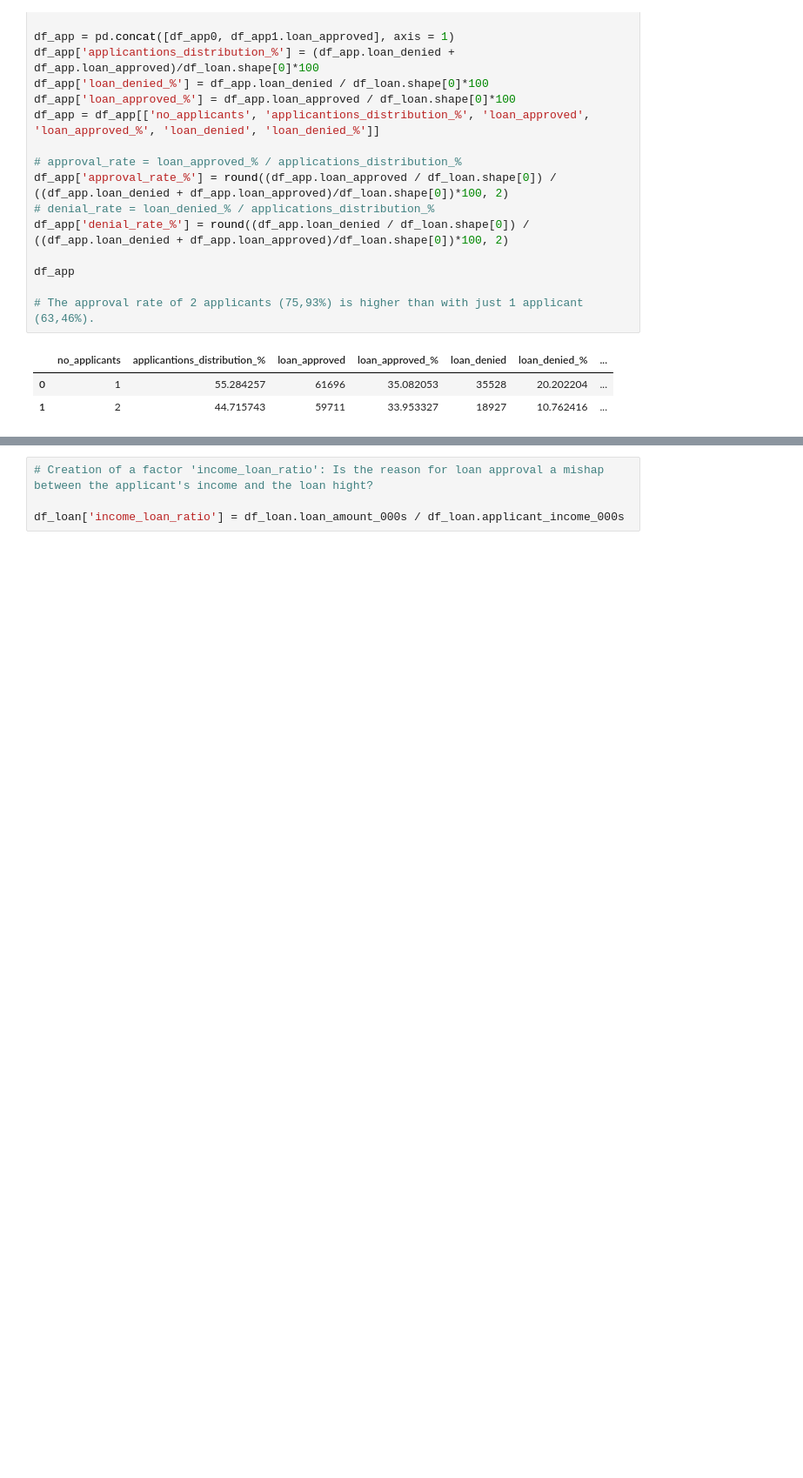
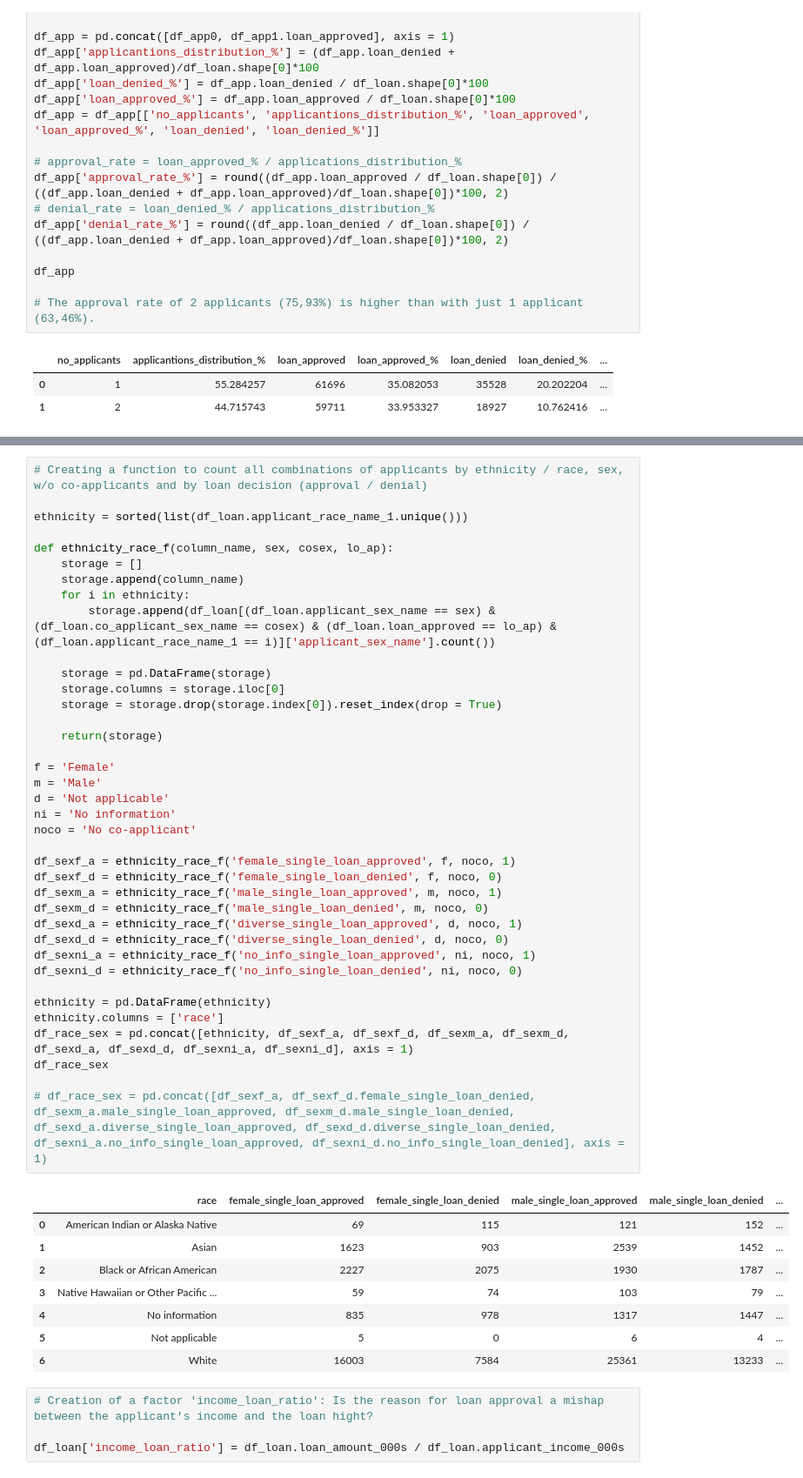
Before and after one commit to DJ1070/Darlehensanfragen, a Jupyter notebook: exploration.ipynb, the cells around one changed output, grey strips where cells are left out. Shown: that part at 87% size. Cells and saved outputs as stored; diff of their text form; blank space fills up the shorter version.

```diff
--- a/exploration.ipynb
+++ b/exploration.ipynb
@@ -373,3 +530,50 @@ df_app
+# %%
+# Creating a function to count all combinations of applicants by ethnicity / race, sex, w/o co-applicants and by loan decision (approval / denial)
+
+ethnicity = sorted(list(df_loan.applicant_race_name_1.unique()))
+
+def ethnicity_race_f(column_name, sex, cosex, lo_ap):
+    storage = []
+    storage.append(column_name)
+    for i in ethnicity:
+        storage.append(df_loan[(df_loan.applicant_sex_name == sex) & (df_loan.co_applicant_sex_name == cosex) & (df_loan.loan_approved == lo_ap) & (df_loan.applicant_race_name_1 == i)]['applicant_sex_name'].count())
+
+    storage = pd.DataFrame(storage)
+    storage.columns = storage.iloc[0]
+    storage = storage.drop(storage.index[0]).reset_index(drop = True)
+
+    return(storage)
+
+f = 'Female'
+m = 'Male'
+d = 'Not applicable'
+ni = 'No information'
+noco = 'No co-applicant'
+
+df_sexf_a = ethnicity_race_f('female_single_loan_approved', f, noco, 1)
+df_sexf_d = ethnicity_race_f('female_single_loan_denied', f, noco, 0)
+df_sexm_a = ethnicity_race_f('male_single_loan_approved', m, noco, 1)
+df_sexm_d = ethnicity_race_f('male_single_loan_denied', m, noco, 0)
+df_sexd_a = ethnicity_race_f('diverse_single_loan_approved', d, noco, 1)
+df_sexd_d = ethnicity_race_f('diverse_single_loan_denied', d, noco, 0)
+df_sexni_a = ethnicity_race_f('no_info_single_loan_approved', ni, noco, 1)
+df_sexni_d = ethnicity_race_f('no_info_single_loan_denied', ni, noco, 0)
+
+ethnicity = pd.DataFrame(ethnicity)
+ethnicity.columns = ['race']
+df_race_sex = pd.concat([ethnicity, df_sexf_a, df_sexf_d, df_sexm_a, df_sexm_d, df_sexd_a, df_sexd_d, df_sexni_a, df_sexni_d], axis = 1)
+df_race_sex
+
+# df_race_sex = pd.concat([df_sexf_a, df_sexf_d.female_single_loan_denied, df_sexm_a.male_single_loan_approved, df_sexm_d.male_single_loan_denied, df_sexd_a.diverse_single_loan_approved, df_sexd_d.diverse_single_loan_denied, df_sexni_a.no_info_single_loan_approved, df_sexni_d.no_info_single_loan_denied], axis = 1)
+# %% [output]
+|  | race | female_single_loan_approved | female_single_loan_denied | male_single_loan_approved | male_single_loan_denied | ... |
+| 0 | American Indian or Alaska Native | 69 | 115 | 121 | 152 | ... |
+| 1 | Asian | 1623 | 903 | 2539 | 1452 | ... |
+| 2 | Black or African American | 2227 | 2075 | 1930 | 1787 | ... |
+| 3 | Native Hawaiian or Other Pacific ... | 59 | 74 | 103 | 79 | ... |
+| 4 | No information | 835 | 978 | 1317 | 1447 | ... |
+| 5 | Not applicable | 5 | 0 | 6 | 4 | ... |
+| 6 | White | 16003 | 7584 | 25361 | 13233 | ... |
 # %%
 # Creation of a factor 'income_loan_ratio': Is the reason for loan approval a mishap between the applicant's income and the loan hight?
 
```
Also changed, not shown: parts of 7 cells of this notebook.
